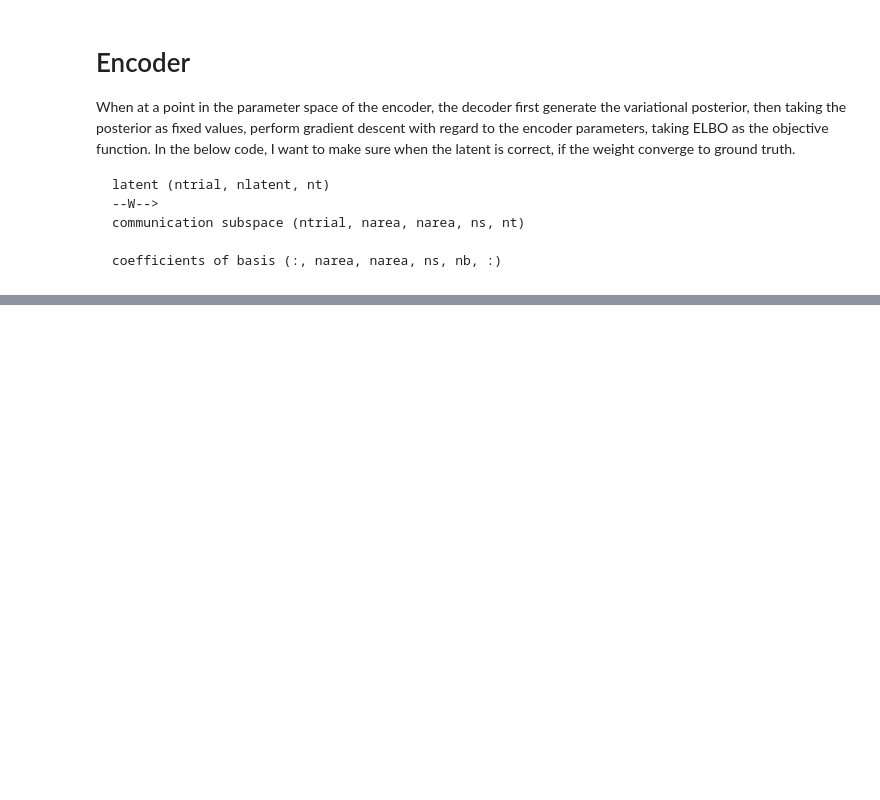
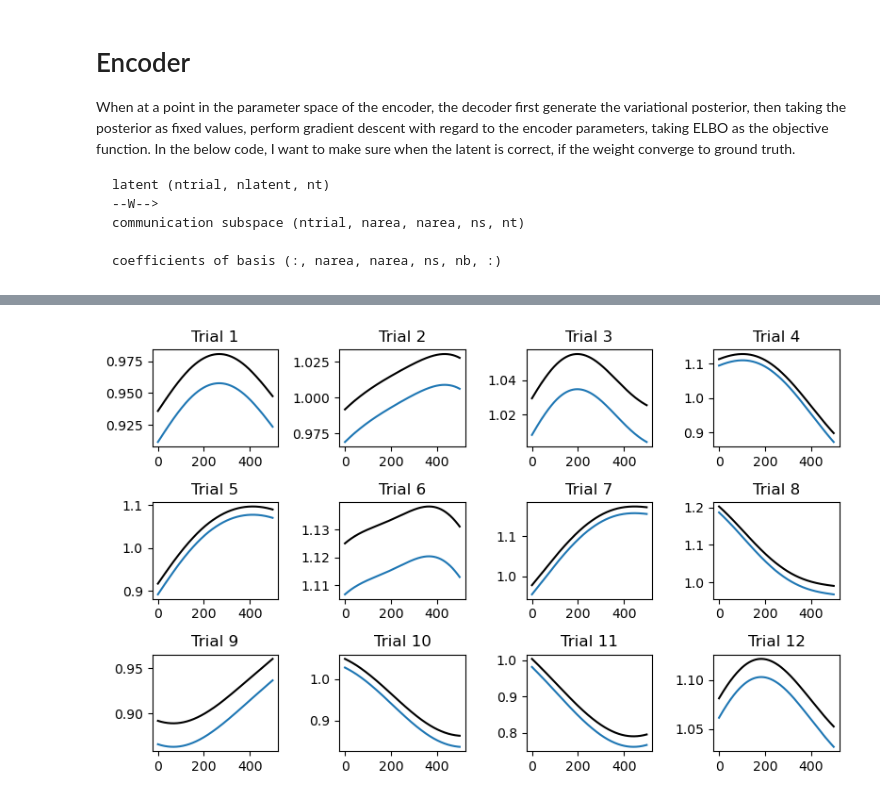
Before and after one commit to Qi-Xin/FC-GPFA, a Jupyter notebook: Decoder&Encoder.ipynb, the cells around one changed output, grey strips where cells are left out. Saved outputs shown, nothing was run; the diff lists cells and outputs as text; code cells hidden in the pictures; blank space fills up the shorter version.

```diff
--- a/Decoder&Encoder.ipynb
+++ b/Decoder&Encoder.ipynb
@@ -332,0 +597,17 @@ tensor([0.0000, 0.0000, 0.0000, 0.6000, 0.4000, 0.2000, 0.0000])
+# %%
+import matplotlib.pyplot as plt
+
+fig, axs = plt.subplots(3, 4, figsize=(8, 5))
+
+for i in range(3):
+    for j in range(4):
+        trial = i * 4 + j  # Calculate the trial index
+
+        axs[i, j].plot(time_varying_coef[0, 2, trial, npadding:].T, 'k')
+        axs[i, j].plot(model.time_varying_coef[0, 2, trial, :].detach().numpy())
+        axs[i, j].set_title(f'Trial {trial+1}')
+
+plt.tight_layout()
+plt.show()
+# %% [output]
+[figure, added]
```
Also changed, not shown: parts of 28 cells of this notebook.
